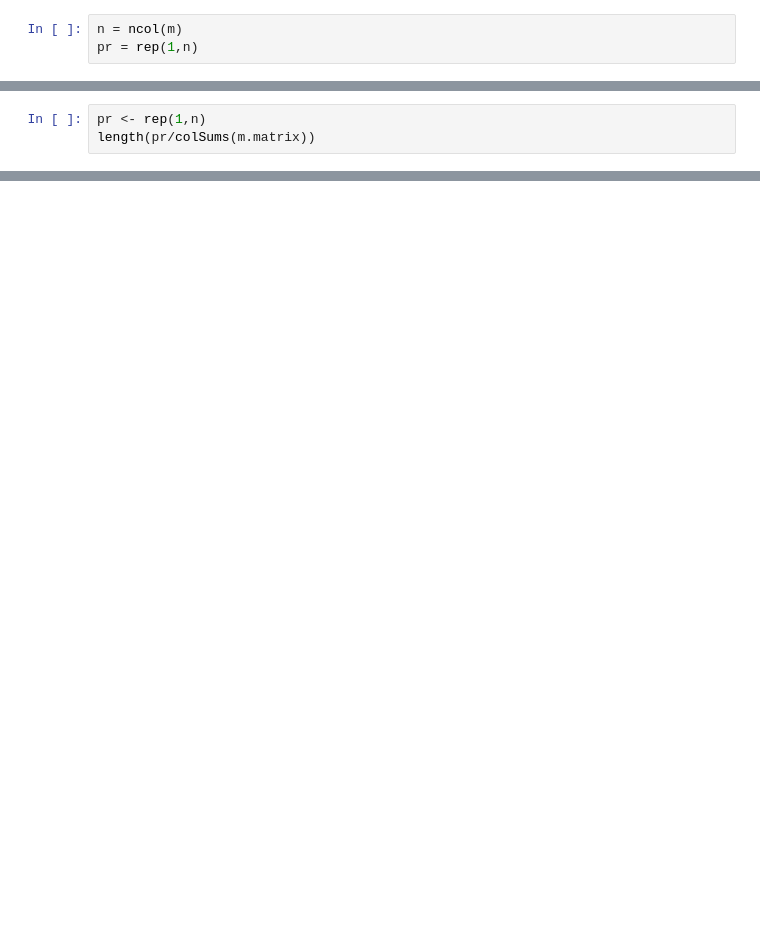
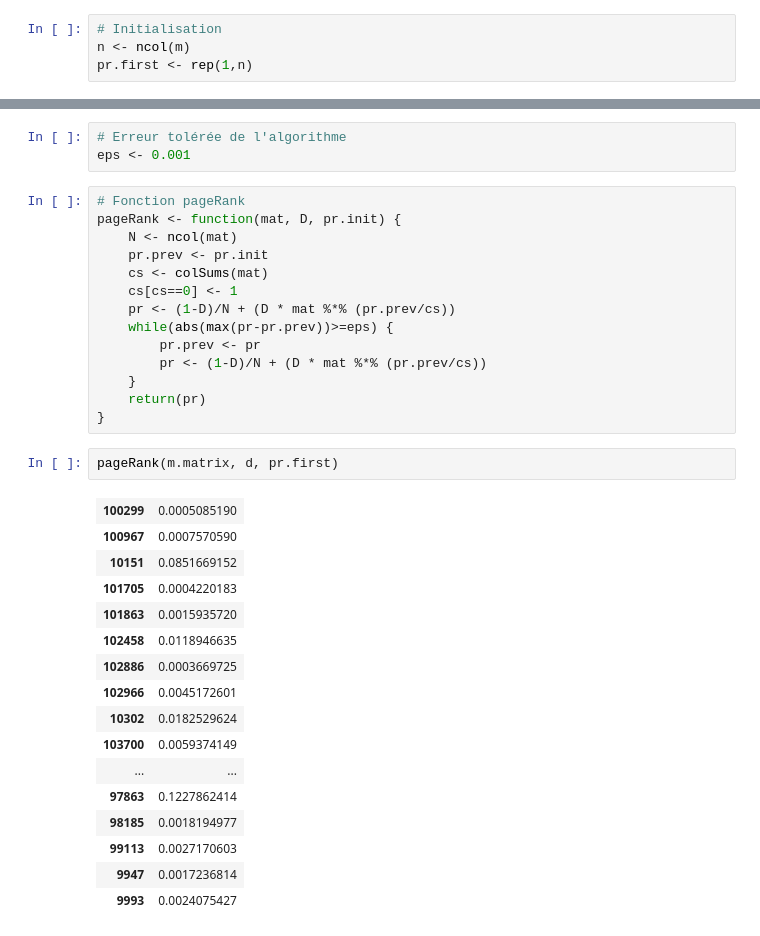
Before and after one commit to jtib/log6308, a Jupyter notebook: TP2/TP2.ipynb, the cells around one changed output, grey strips where cells are left out. Saved outputs shown, nothing was run; the diff lists cells and outputs as text; blank space fills up the shorter version.

```diff
--- a/TP2/TP2.ipynb
+++ b/TP2/TP2.ipynb
@@ -5,3 +25,4 @@ m = read.table("citeseer.rtable")
 # %%
-n = ncol(m)
-pr = rep(1,n)
+# Initialisation
+n <- ncol(m)
+pr.first <- rep(1,n)
@@ -49,3 +28,0 @@ m.matrix <- data.matrix(m)
-# %%
-pr <- rep(1,n)
-length(pr/colSums(m.matrix))
@@ -90,0 +29,36 @@ m.matrix %*% (pr/colSums(m.matrix))
+# %%
+# Erreur tolérée de l'algorithme
+eps <- 0.001
+# %%
+# Fonction pageRank
+pageRank <- function(mat, D, pr.init) {
+    N <- ncol(mat)
+    pr.prev <- pr.init
+    cs <- colSums(mat)
+    cs[cs==0] <- 1
+    pr <- (1-D)/N + (D * mat %*% (pr.prev/cs))
+    while(abs(max(pr-pr.prev))>=eps) {
+        pr.prev <- pr
+        pr <- (1-D)/N + (D * mat %*% (pr.prev/cs))
+    }
+    return(pr)
+}
+# %%
+pageRank(m.matrix, d, pr.first)
+# %% [output]
+| 100299 | 0.0005085190 |
+| 100967 | 0.0007570590 |
+| 10151 | 0.0851669152 |
+| 101705 | 0.0004220183 |
+| 101863 | 0.0015935720 |
+| 102458 | 0.0118946635 |
+| 102886 | 0.0003669725 |
+| 102966 | 0.0045172601 |
+| 10302 | 0.0182529624 |
+| 103700 | 0.0059374149 |
+| ... | ... |
+| 97863 | 0.1227862414 |
+| 98185 | 0.0018194977 |
+| 99113 | 0.0027170603 |
+| 9947 | 0.0017236814 |
+| 9993 | 0.0024075427 |
```
Also changed, not shown: parts of 8 cells of this notebook.
